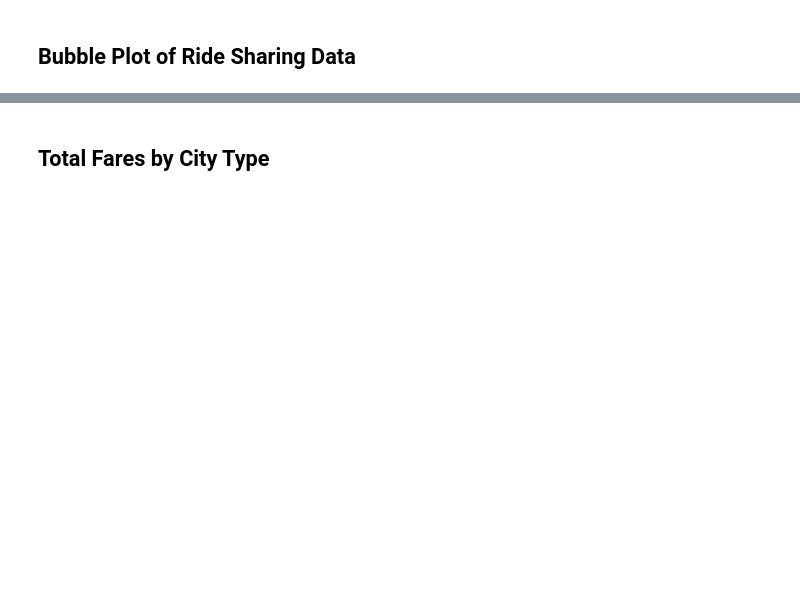
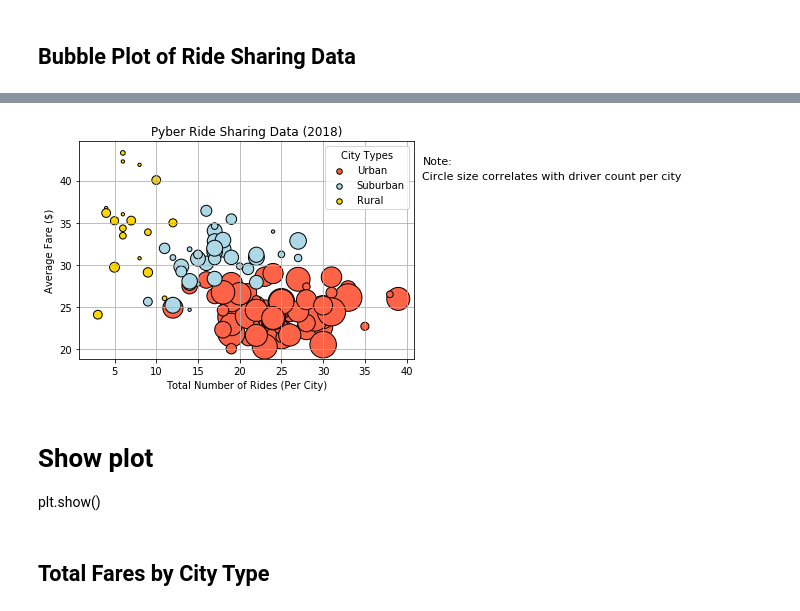
Before and after one commit to klhi3/Matplotlib_challenge, a Jupyter notebook: pyber_starter.ipynb, the cells around one changed output, grey strips where cells are left out. Drawn from its saved outputs; the diff is of its cells as text; code cells hidden in the pictures; blank space fills up the shorter version.

```diff
--- a/pyber_starter.ipynb
+++ b/pyber_starter.ipynb
@@ -35,0 +25,14 @@ city_count = city_group.count()
+# %%
+fare_avg = ride_data.groupby("city")["fare"].mean()
+fare_avg = pd.DataFrame(fare_avg)
+fare_avg.rename(columns={"fare":"avg_fare"}, inplace=True)
+
+ride_freq = ride_data.groupby("city")["ride_id"].count()
+ride_freq = pd.DataFrame(ride_freq)
+ride_freq.rename(columns={"ride_id":"total_ride"}, inplace=True)
+
+city_data2 = pd.merge(city_data, fare_avg, on="city", how="left")
+city_data2 = pd.merge(city_data2, ride_freq, on="city", how="left")
+city_data2.sort_values("city")
+
+city_data2.head()
@@ -82,2 +59,49 @@ plt.show()
+# %%
+# Build the scatter plots for each city types
+x = city_data2["total_ride"][(city_data2["type"]=="Urban")]
+y = city_data2["avg_fare"][(city_data2["type"]=="Urban")]
+z = city_data2["driver_count"][(city_data2["type"]=="Urban")]
+#plt.plot(x, y, 'ro', s=x, label='Urban')
+plt.scatter(x,y, marker="o",   facecolors="tomato", edgecolors="black", s=z*11, alpha=1)
+
+x = city_data2["total_ride"][(city_data2["type"]=="Suburban")]
+y = city_data2["avg_fare"][(city_data2["type"]=="Suburban")]
+z = city_data2["driver_count"][(city_data2["type"]=="Suburban")]
+#plt.plot(x,y, 'bo', label='Suburban')
+plt.scatter(x,y, marker="o",   facecolors="lightblue", edgecolors="black", s=z*11, alpha=1)
+
+x = city_data2["total_ride"][(city_data2["type"]=="Rural")]
+y = city_data2["avg_fare"][(city_data2["type"]=="Rural")]
+z = city_data2["driver_count"][(city_data2["type"]=="Rural")]
+#plt.plot(x, y, 'yo', label='Rural')
+plt.scatter(x,y, marker="o",   facecolors="gold", edgecolors="black", s=z*11, alpha=1)
+
+plt.grid()
+
+# Incorporate the other graph properties
+plt.title("Pyber Ride Sharing Data (2018)")
+plt.xlabel("Total Number of Rides (Per City)")
+plt.ylabel("Average Fare ($)")
+list = ["Urban", "Suburban", "Rural"]
+
+# Create a legend
+lgnd = plt.legend(list,title="City Types", loc="best")
+
+# Incorporate a text label regarding circle size
+lgnd.legendHandles[0]._sizes = [30]
+lgnd.legendHandles[1]._sizes = [30]
+lgnd.legendHandles[2]._sizes = [30]
+
+# Note
+plt.gcf().text(0.92, 0.8, "Note:", fontsize=11)
+plt.gcf().text(0.92, 0.75, "Circle size correlates with driver count per city", fontsize=11)
+
+# Save Figure
+plt.savefig("Ride_Sharing.png")
+# %% [output]
+[figure, added]
+# %% [markdown]
+# Show plot
+plt.show()
 # %% [markdown]
 ## Total Fares by City Type
```
Also changed, not shown: parts of 21 cells of this notebook, 4 other files.
